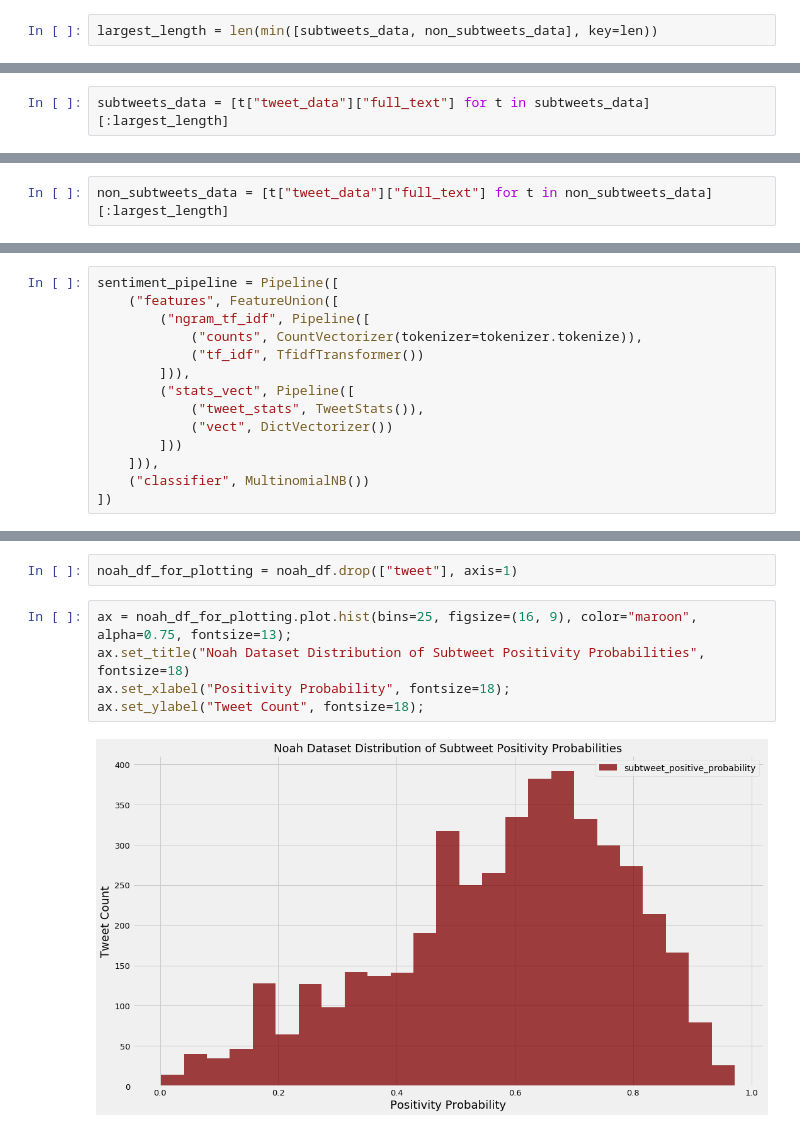
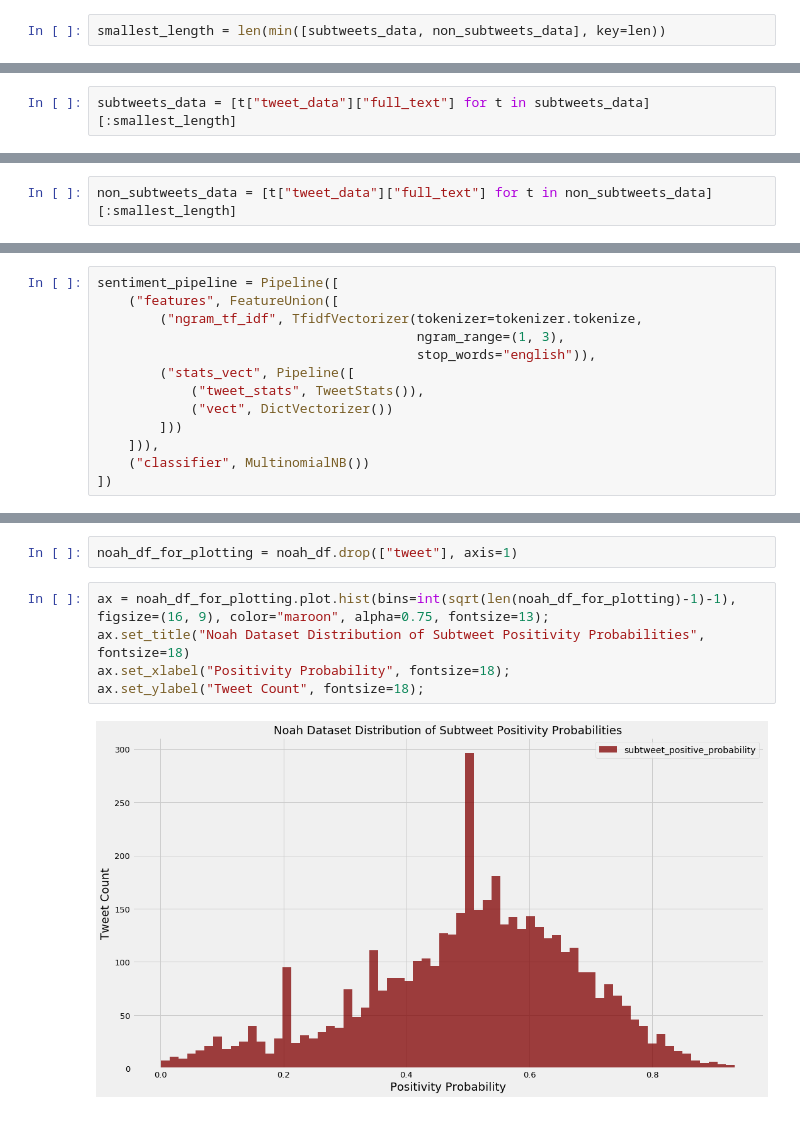
Before and after one commit to segalgouldn/Senior-Project-Subtweets, a Jupyter notebook: development/classifier_creator.ipynb, the cells around one changed output, grey strips where cells are left out. Cells and saved outputs as stored; diff of their text form.

Commit message:
Updates to histograms.

```diff
--- a/development/classifier_creator.ipynb
+++ b/development/classifier_creator.ipynb
@@ -38,12 +43,12 @@ non_subtweets_data = json.load(open("../data/other_data/non_subtweets.json"))
 # %% [markdown]
 #### Find the length of the smaller dataset
 # %%
-largest_length = len(min([subtweets_data, non_subtweets_data], key=len))
+smallest_length = len(min([subtweets_data, non_subtweets_data], key=len))
 # %% [markdown]
 #### Check the lengths and see examples
 #### Cut down both datasets to be the same size
 # %%
-subtweets_data = [t["tweet_data"]["full_text"] for t in subtweets_data][:largest_length]
+subtweets_data = [t["tweet_data"]["full_text"] for t in subtweets_data][:smallest_length]
 # %%
 print("Subtweets dataset length: {}".format(len(subtweets_data)))
 # %% [output]
@@ -57,5 +63,5 @@ Excited to live alone solely because I can get a ouija board and no one can give
 # %%
-non_subtweets_data = [t["tweet_data"]["full_text"] for t in non_subtweets_data][:largest_length]
+non_subtweets_data = [t["tweet_data"]["full_text"] for t in non_subtweets_data][:smallest_length]
 # %%
 print("Non-subtweets dataset length: {}".format(len(non_subtweets_data)))
 # %% [output]
@@ -132,10 +138,9 @@ class TweetStats(BaseEstimator, TransformerMixin):
 # %%
 sentiment_pipeline = Pipeline([
     ("features", FeatureUnion([
-        ("ngram_tf_idf", Pipeline([
-            ("counts", CountVectorizer(tokenizer=tokenizer.tokenize)),
-            ("tf_idf", TfidfTransformer())
-        ])),
+        ("ngram_tf_idf", TfidfVectorizer(tokenizer=tokenizer.tokenize,
+                                         ngram_range=(1, 3),
+                                         stop_words="english")),
         ("stats_vect", Pipeline([
             ("tweet_stats", TweetStats()),
             ("vect", DictVectorizer())
@@ -473,9 +478,9 @@ noah_df.head()
 # %%
 noah_df_for_plotting = noah_df.drop(["tweet"], axis=1)
 # %%
-ax = noah_df_for_plotting.plot.hist(bins=25, figsize=(16, 9), color="maroon", alpha=0.75, fontsize=13);
+ax = noah_df_for_plotting.plot.hist(bins=int(sqrt(len(noah_df_for_plotting)-1)-1), figsize=(16, 9), color="maroon", alpha=0.75, fontsize=13);
 ax.set_title("Noah Dataset Distribution of Subtweet Positivity Probabilities", fontsize=18)
 ax.set_xlabel("Positivity Probability", fontsize=18);
 ax.set_ylabel("Tweet Count", fontsize=18);
 # %% [output]
-[figure, old version]
+[figure, new version]
```
Also changed, not shown: parts of 24 cells of this notebook, 6 other files.
